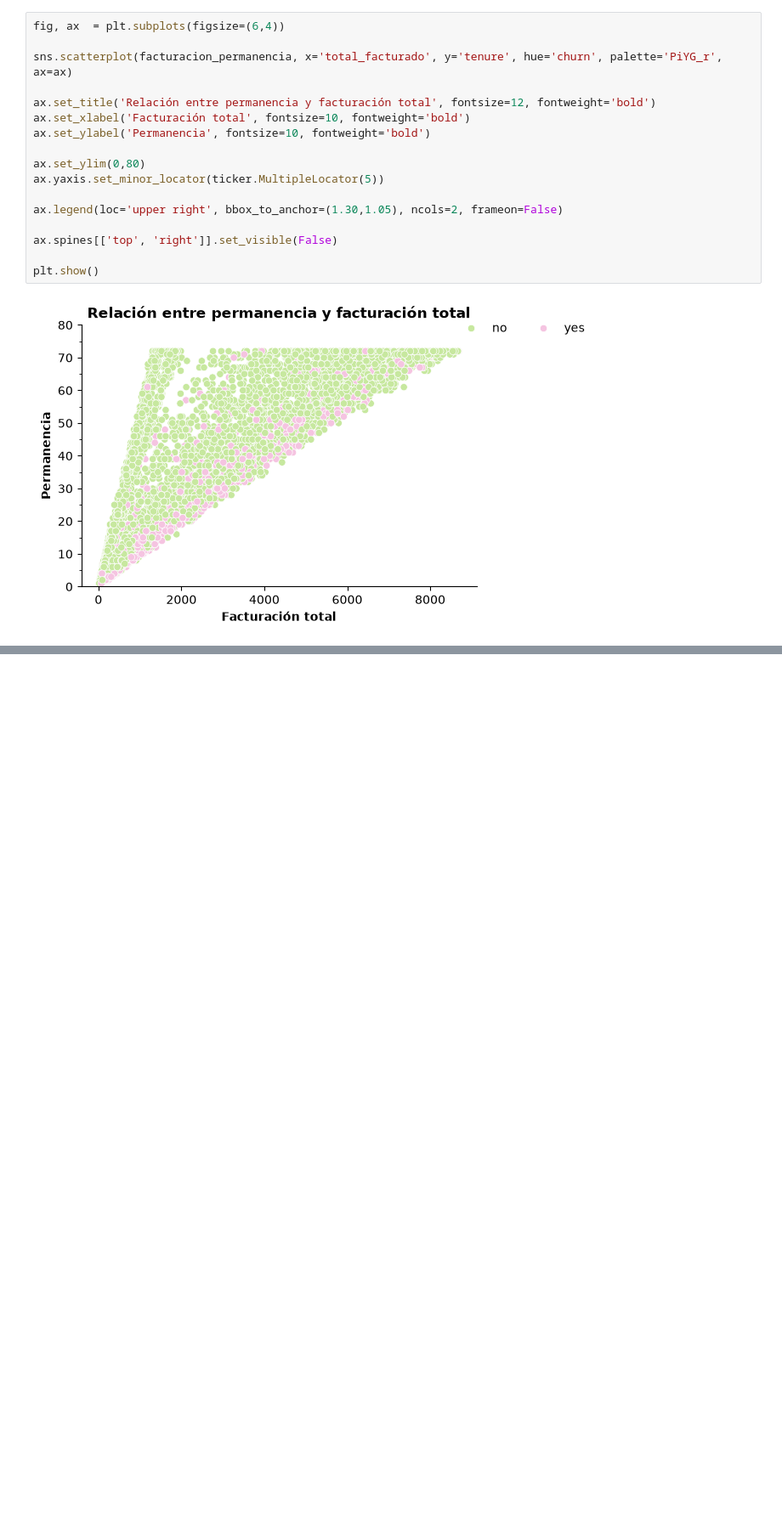
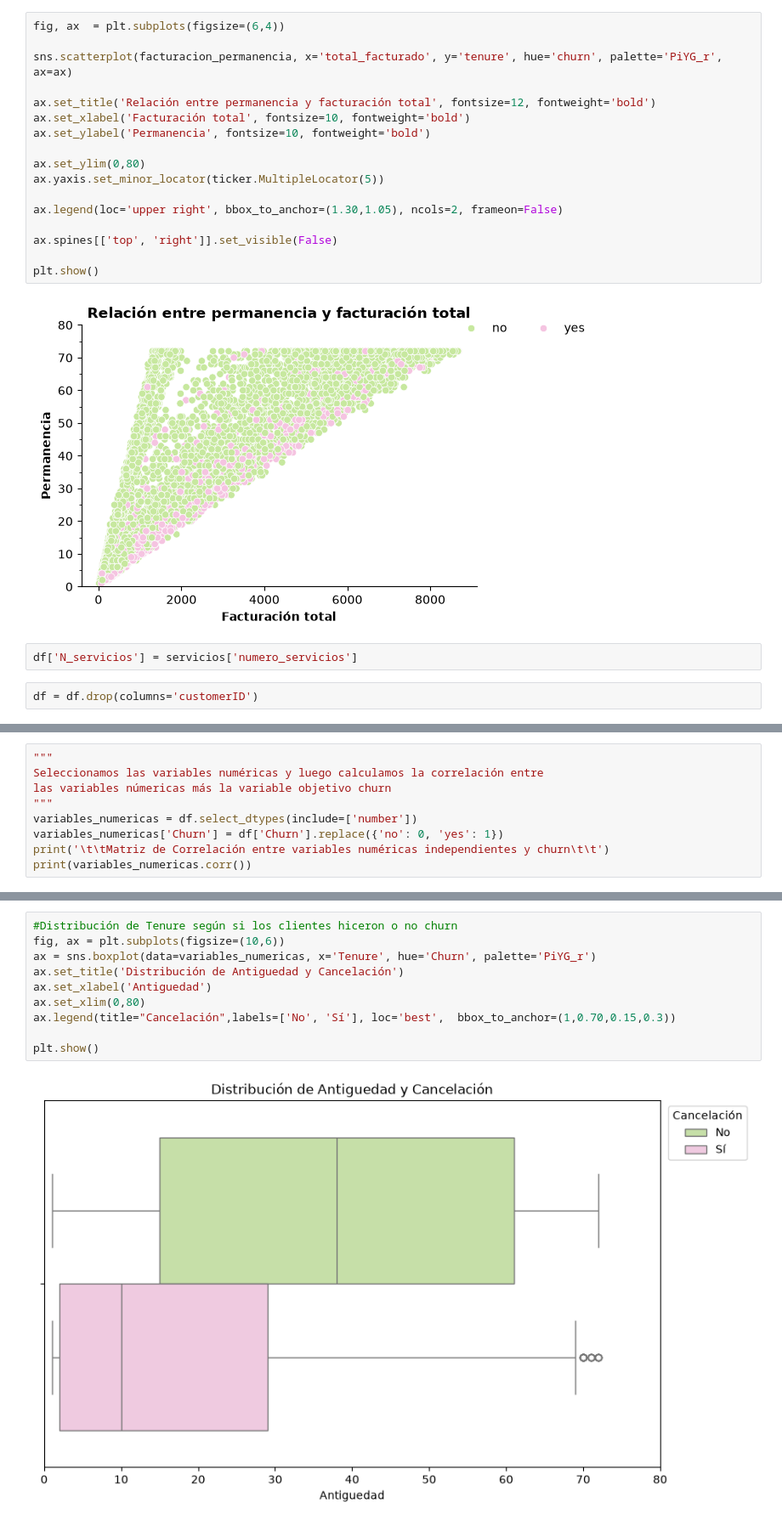
Before and after one commit to JGarcia575/dashboard_app, a Jupyter notebook: auxiliar.ipynb, the cells around one changed output, grey strips where cells are left out. Shown at 85% size. Drawn from its saved outputs; the diff is of its cells as text; blank space fills up the shorter version.

Commit message:
añadido analsis de correlación y datos atípicos

```diff
--- a/auxiliar.ipynb
+++ b/auxiliar.ipynb
@@ -299,3 +299,7 @@ ax.spines[['top', 'right']].set_visible(False)
 plt.show()
 # %% [output]
 [figure]
+# %%
+df['N_servicios'] = servicios['numero_servicios']
+# %%
+df = df.drop(columns='customerID')
@@ -301,0 +463,9 @@ plt.show()
+# %%
+"""
+Seleccionamos las variables numéricas y luego calculamos la correlación entre
+las variables númericas más la variable objetivo churn
+"""
+variables_numericas = df.select_dtypes(include=['number'])
+variables_numericas['Churn'] = df['Churn'].replace({'no': 0, 'yes': 1})
+print('\t\tMatriz de Correlación entre variables numéricas independientes y churn\t\t')
+print(variables_numericas.corr())
@@ -301,0 +489,12 @@ plt.show()
+# %%
+#Distribución de Tenure según si los clientes hiceron o no churn
+fig, ax = plt.subplots(figsize=(10,6))
+ax = sns.boxplot(data=variables_numericas, x='Tenure', hue='Churn', palette='PiYG_r')
+ax.set_title('Distribución de Antiguedad y Cancelación')
+ax.set_xlabel('Antiguedad')
+ax.set_xlim(0,80)
+ax.legend(title="Cancelación",labels=['No', 'Sí'], loc='best',  bbox_to_anchor=(1,0.70,0.15,0.3))
+
+plt.show()
+# %% [output]
+[figure, added]
```
Also changed, not shown: parts of 37 cells of this notebook, 1 other file.
